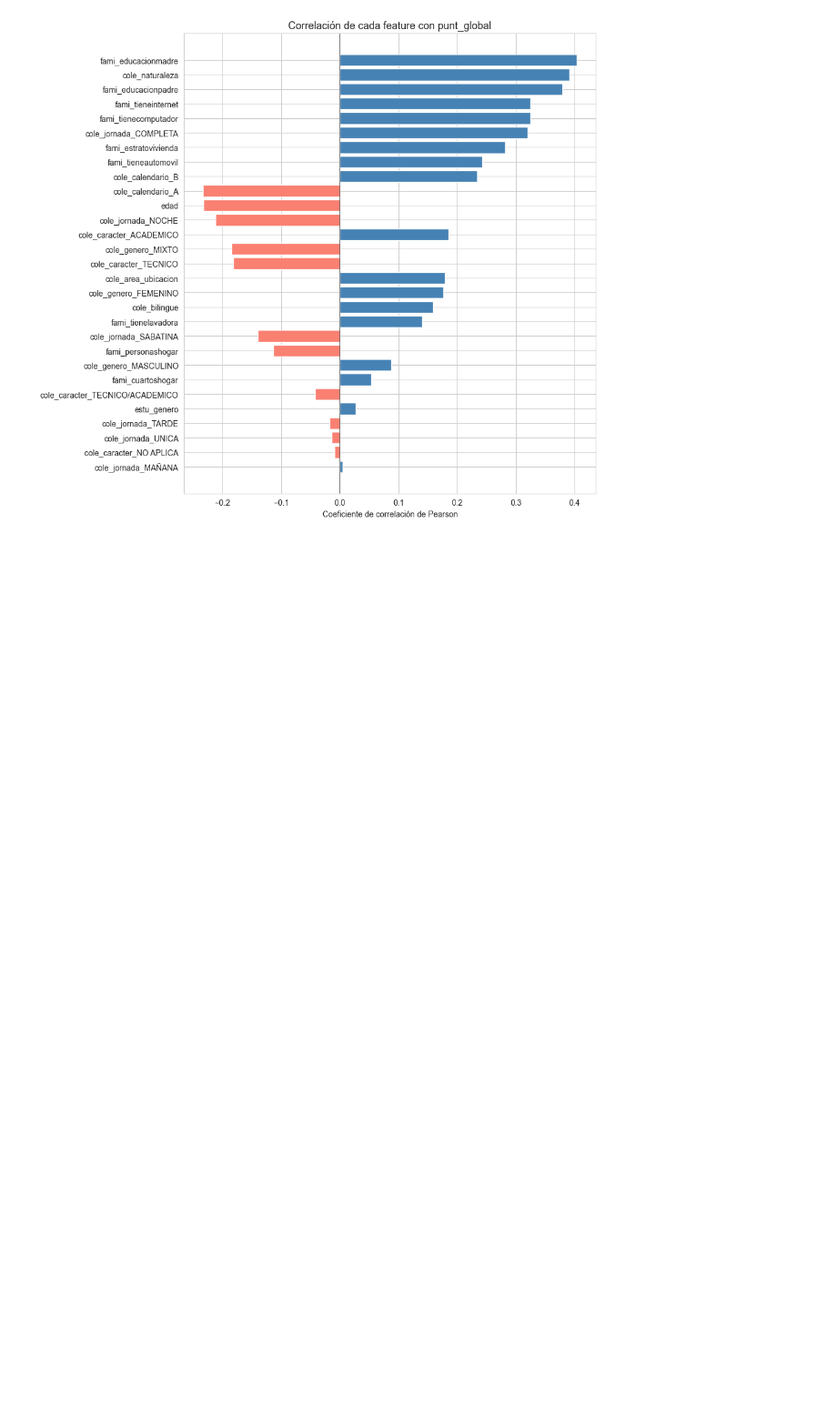
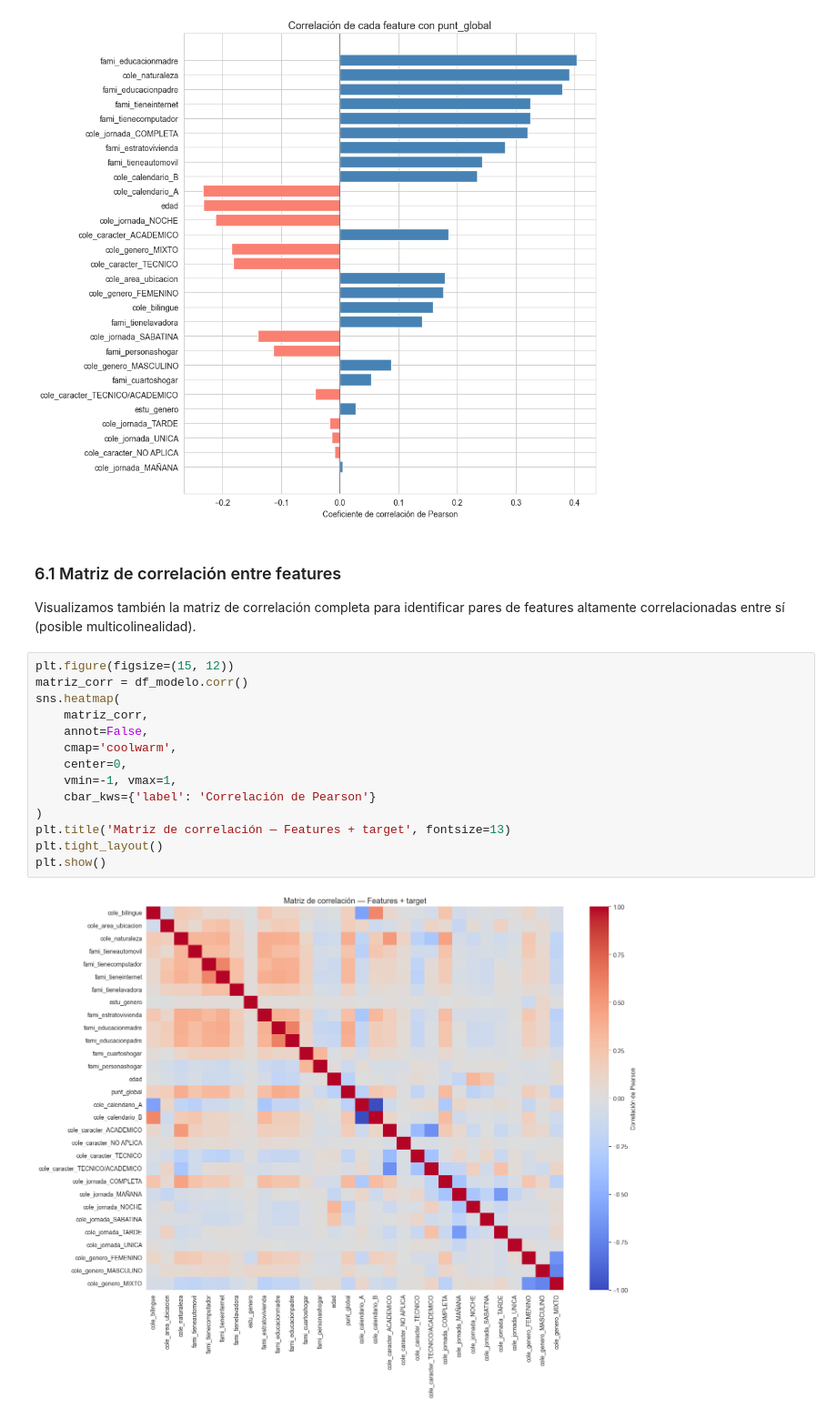
Before and after one commit to lrestrepoe/proyecto2-analitica, a Jupyter notebook: Modelo_Juan_Felipe_Echeverry.ipynb, the cells around one changed output. Shown at 91% size. Drawn from its saved outputs; the diff is of its cells as text; blank space fills up the shorter version.

```diff
--- a/Modelo_Juan_Felipe_Echeverry.ipynb
+++ b/Modelo_Juan_Felipe_Echeverry.ipynb
@@ -441,3 +441,23 @@ plt.tight_layout()
 plt.show()
 # %% [output]
 [figure]
+# %% [markdown]
+### 6.1 Matriz de correlación entre features
+
+Visualizamos también la matriz de correlación completa para identificar pares de features altamente correlacionadas entre sí (posible multicolinealidad).
+# %%
+plt.figure(figsize=(15, 12))
+matriz_corr = df_modelo.corr()
+sns.heatmap(
+    matriz_corr,
+    annot=False,
+    cmap='coolwarm',
+    center=0,
+    vmin=-1, vmax=1,
+    cbar_kws={'label': 'Correlación de Pearson'}
+)
+plt.title('Matriz de correlación — Features + target', fontsize=13)
+plt.tight_layout()
+plt.show()
+# %% [output]
+[figure, added]
```
Also changed, not shown: parts of 5 cells of this notebook.
